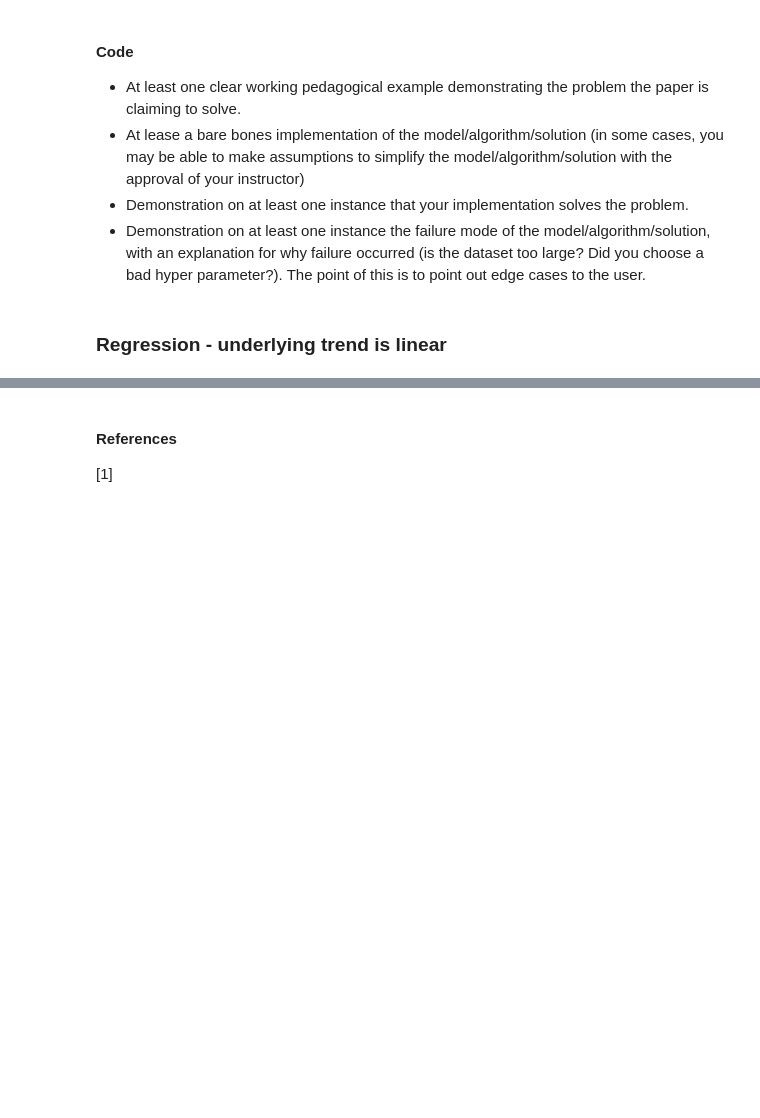
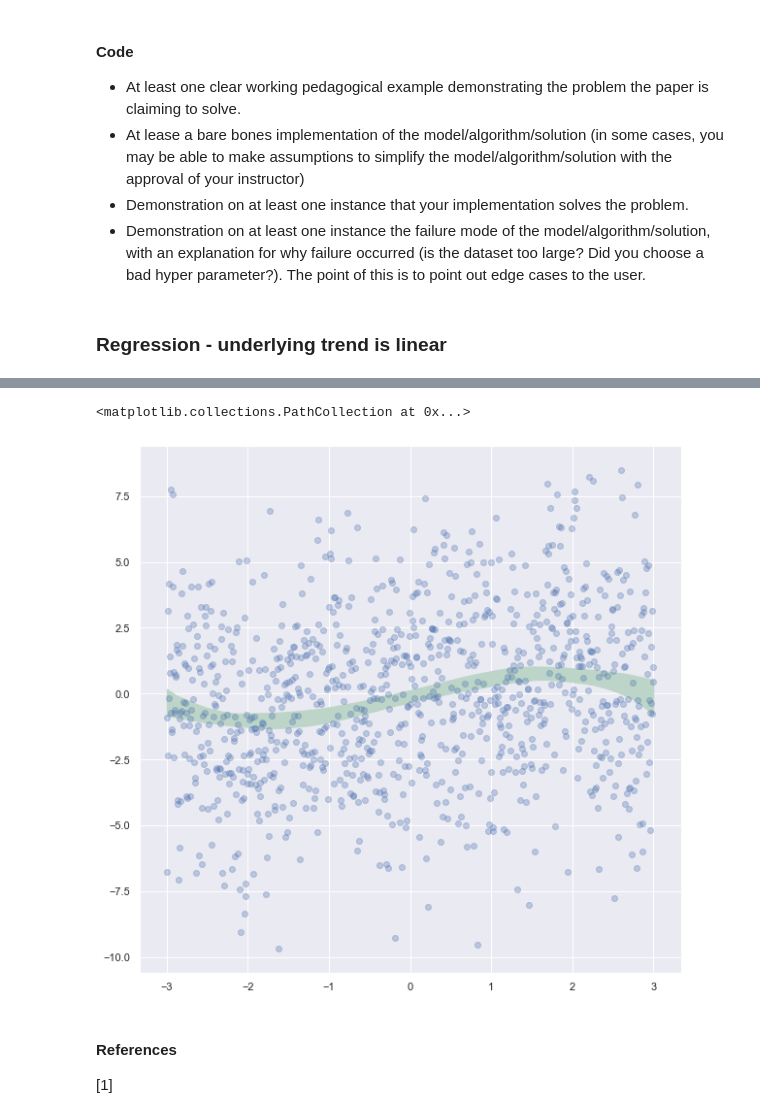
Before and after one commit to AnthonyRentsch/calibrated_regression, a Jupyter notebook: AM207 Final Project.ipynb, the cells around one changed output, grey strips where cells are left out. Saved outputs shown, nothing was run; the diff lists cells and outputs as text; code cells hidden in the pictures; blank space fills up the shorter version.

```diff
--- a/AM207 Final Project.ipynb
+++ b/AM207 Final Project.ipynb
@@ -185,2 +187,38 @@ for h, phat in zip(h_xt_yt, P_hat):
+# %%
+# bootstrap when doing CDF
+n_boots = 100
+X_eval = np.linspace(X.min(), X.max())
+
+boot_preds = np.zeros(shape=(n_boots, len(X_eval)))
+for i in range(n_boots):
+    # bootstrap
+    X_, y_ = resample(X,y)
+    # instantiate model and feature preprocessing objects
+    model = LinearRegression()
+    poly = PolynomialFeatures(3)
+    # preprocess data
+    X_ = poly.fit_transform(X_.reshape(-1,1))
+    # fit
+    model.fit(X_, y_)
+    # preprocess features to evaluate
+    X_eval_ = poly.transform(X_eval.reshape(-1,1))
+    # predict
+    preds = model.predict(X_eval_)
+    # store bootstrapped predictions
+    boot_preds[i,:] = preds
+# %%
+lower_pi = np.percentile(boot_preds, 5, axis=0)
+upper_pi = np.percentile(boot_preds, 95, axis=0)
+# %%
+fig, ax = plt.subplots(1, 1, figsize=(10,10))
+
+ax.fill_between(X_eval, y1=lower_pi, y2=upper_pi, color='#BDD5C8')
+ax.scatter(X, y, alpha=0.3)
+
+# for i in range(n_boots):
+#     ax.plot(X_eval, boot_preds[i,:], color='blue', alpha=0.1);
+# %% [output]
+<matplotlib.collections.PathCollection at 0x...>
+[figure, added]
 # %%
 # bayesian model
```
Also changed, not shown: parts of 7 cells of this notebook.
